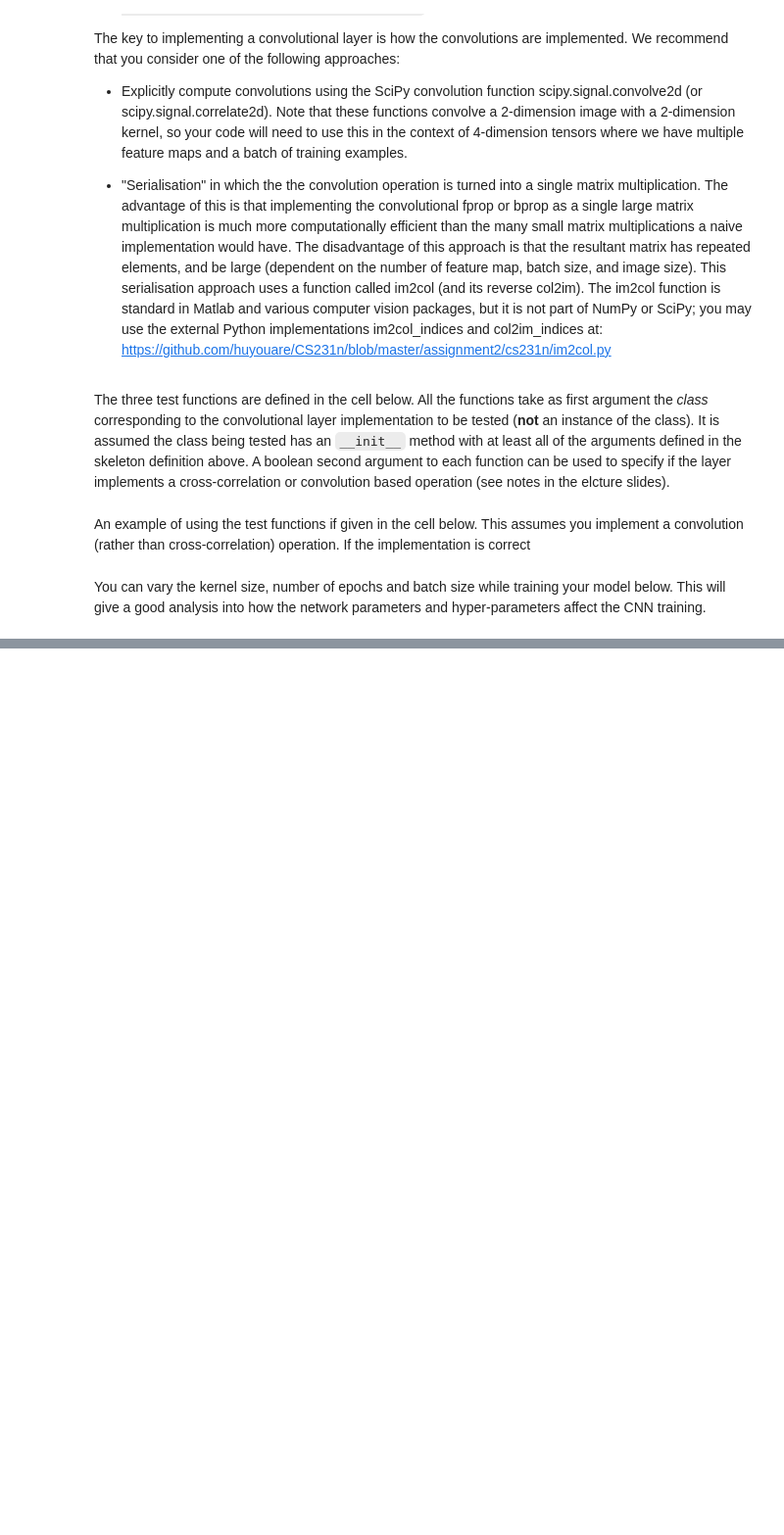
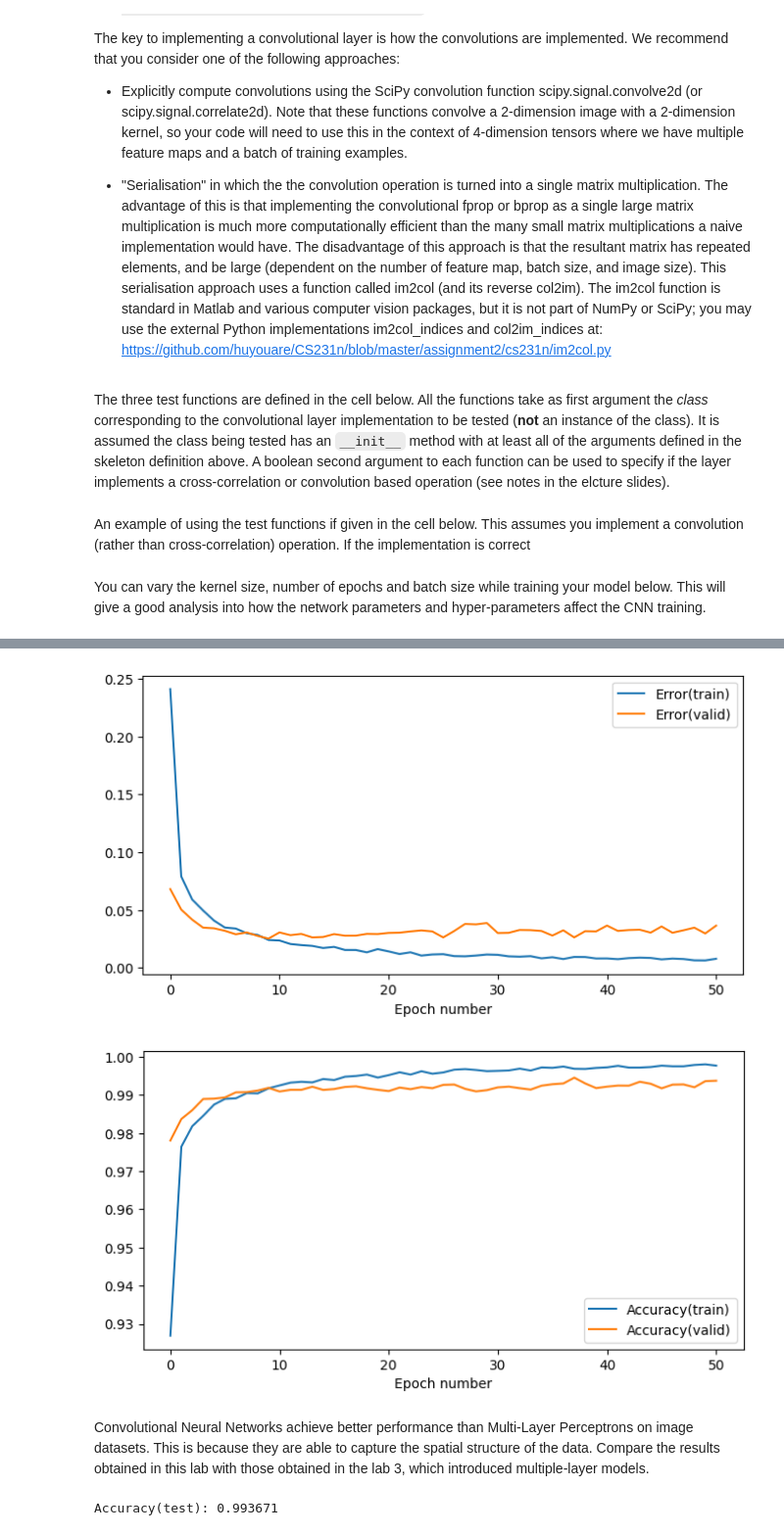
Before and after one commit to shriram1998/mlpractical, a Jupyter notebook: notebooks/08_Convolutional_Layers.ipynb, the cells around one changed output, grey strips where cells are left out. Shown: that part at 98% size. Drawn from its saved outputs; the diff is of its cells as text; code cells hidden in the pictures; blank space fills up the shorter version.

```diff
--- a/notebooks/08_Convolutional_Layers.ipynb
+++ b/notebooks/08_Convolutional_Layers.ipynb
@@ -542,0 +595,28 @@ Below is a table which identifies objects/functions from the `mlp` package with
+# %%
+class CNNModel(nn.Module):
+    def __init__(self):
+        super().__init__()
+        self.conv1 = nn.Conv2d(1, 32, kernel_size=5)
+        self.conv2 = nn.Conv2d(32, 64, kernel_size=5)
+        self.dropout = nn.Dropout2d()
+        self.fc1 = nn.Linear(1024, 128)
+        self.fc2 = nn.Linear(128, 10)
+
+    def forward(self, x):
+        x = nn.functional.relu(nn.functional.max_pool2d(self.conv1(x), 2))
+        # after the first convolutional layer, we have 32 feature maps of size 24x24
+        # after the max pooling layer, we have 32 feature maps of size 12x12
+        x = nn.functional.relu(nn.functional.max_pool2d(self.dropout(self.conv2(x)), 2))
+        # after the second convolutional layer, we have 64 feature maps of size 8x8
+        # after the max pooling layer, we have 64 feature maps of size 4x4
+        x = x.view(-1, 1024)
+        # therefore, the size of the vector to be passed to the fully-connected layer is 64*4*4 = 1024
+        x = nn.functional.relu(self.fc1(x))
+        x = self.fc2(x)
+        return nn.functional.log_softmax(x, dim=1)
+
+model = CNNModel().to(device)
+print(model)
+
+loss = nn.CrossEntropyLoss() # Cross-entropy loss function
+optimizer = optim.Adam(model.parameters(), lr=learning_rate) # Adam optimizer
@@ -542,0 +709,42 @@ Below is a table which identifies objects/functions from the `mlp` package with
+# %%
+# Plot the change in the validation and training set error over training.
+fig_1 = plt.figure(figsize=(8, 4))
+ax_1 = fig_1.add_subplot(111)
+ax_1.plot(train_loss, label='Error(train)')
+ax_1.plot(valid_loss, label='Error(valid)')
+ax_1.legend(loc=0)
+ax_1.set_xlabel('Epoch number')
+
+# Plot the change in the validation and training set accuracy over training.
+fig_2 = plt.figure(figsize=(8, 4))
+ax_2 = fig_2.add_subplot(111)
+ax_2.plot(train_acc, label='Accuracy(train)')
+ax_2.plot(valid_acc, label='Accuracy(valid)')
+ax_2.legend(loc=0)
+ax_2.set_xlabel('Epoch number')
+plt.show()
+# %% [output]
+[figure, added]
+[figure, added]
+# %% [markdown]
+Convolutional Neural Networks achieve better performance than Multi-Layer Perceptrons on image datasets. This is because they are able to capture the spatial structure of the data. Compare the results obtained in this lab with those obtained in the lab 3, which introduced multiple-layer models.
+# %%
+# Testing
+test_acc = []
+model.eval()
+for batch_idx, (x, t) in enumerate(test_loader):
+    x = x.to(device)
+    t = t.to(device)
+
+    # Forward pass
+    y = model(x)
+
+    # Calculate accuracy
+    _, argmax = torch.max(y, 1)
+    acc = (t == argmax.squeeze()).float().mean()
+
+    test_acc.append(acc.item())
+test_acc = np.mean(test_acc)
+print('Accuracy(test): {:.6f}'.format(test_acc))
+# %% [output]
+Accuracy(test): 0.993671
```
Also changed, not shown: parts of 10 cells of this notebook.
